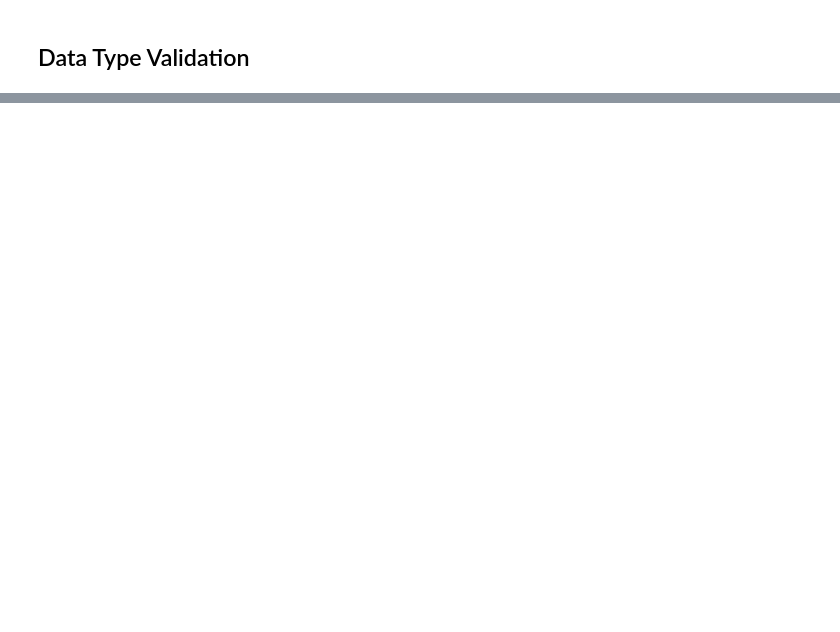
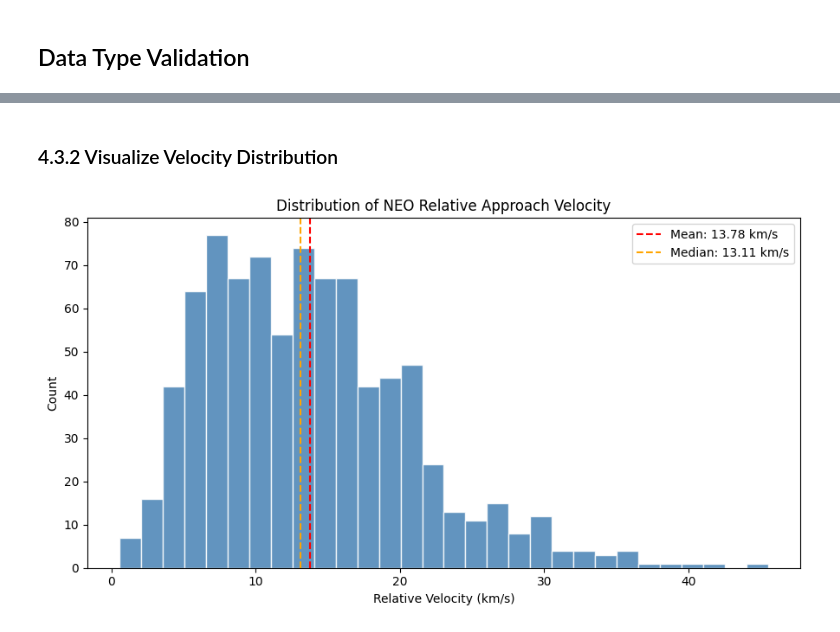
Before and after one commit to Mission-Insight/neo-analytics-platform, a Jupyter notebook: notebooks/eda.ipynb, the cells around one changed output, grey strips where cells are left out. Drawn from its saved outputs; the diff is of its cells as text; code cells hidden in the pictures; blank space fills up the shorter version.

```diff
--- a/notebooks/eda.ipynb
+++ b/notebooks/eda.ipynb
@@ -238,0 +499,28 @@ orbit_class_range object
+# %% [markdown]
+### 4.3.2 Visualize Velocity Distribution
+# %%
+mean_vel = close_approaches_df["relative_velocity_kps"].mean()
+median_vel = close_approaches_df["relative_velocity_kps"].median()
+
+fig, ax = plt.subplots(figsize=(9, 5))
+
+ax.hist(
+    close_approaches_df["relative_velocity_kps"],
+    bins=30,
+    color="steelblue",
+    edgecolor="white",
+    alpha=0.85,
+)
+
+ax.axvline(mean_vel, color="red", linestyle="--", linewidth=1.5, label=f"Mean: {mean_vel:.2f} km/s")
+ax.axvline(median_vel, color="orange", linestyle="--", linewidth=1.5, label=f"Median: {median_vel:.2f} km/s")
+
+ax.set_xlabel("Relative Velocity (km/s)")
+ax.set_ylabel("Count")
+ax.set_title("Distribution of NEO Relative Approach Velocity")
+ax.legend()
+
+plt.tight_layout()
+plt.show()
+# %% [output]
+[figure, added]
```
Also changed, not shown: parts of 90 cells of this notebook, 3 other files.
